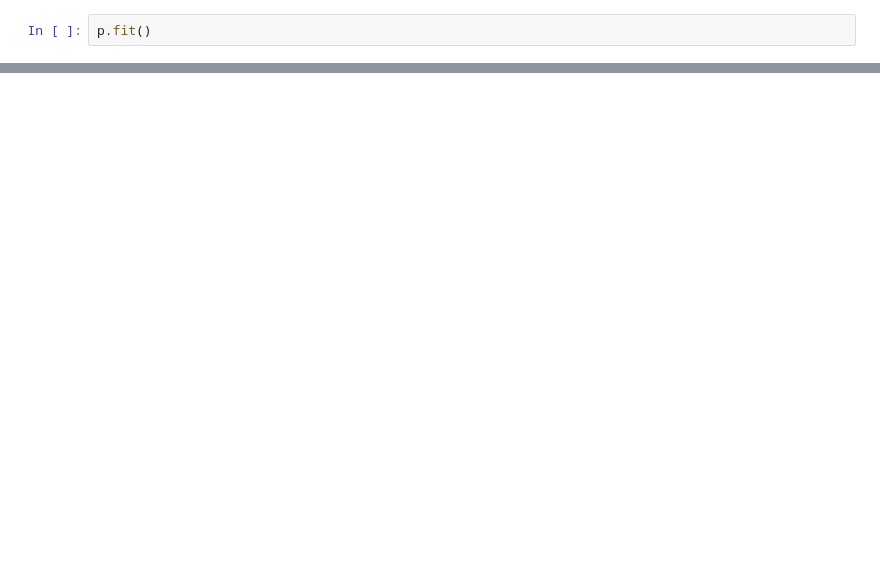
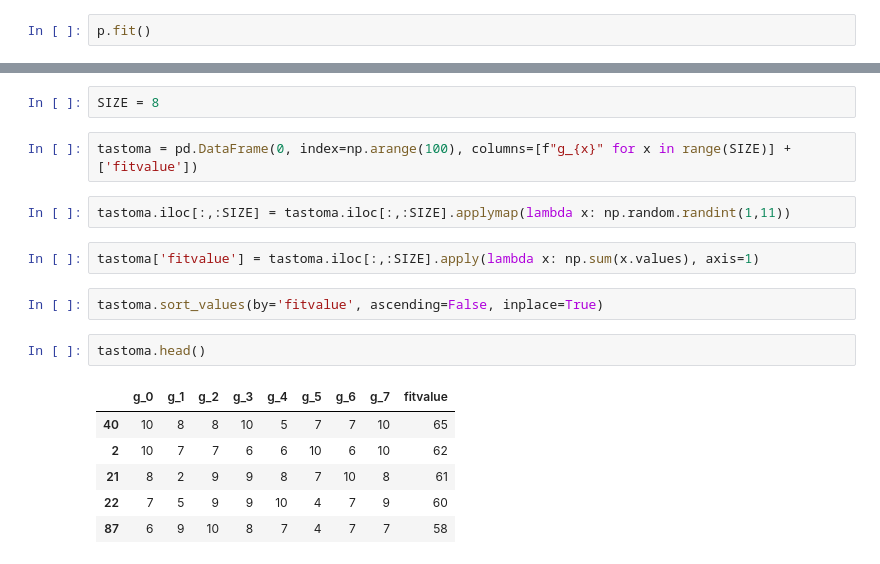
Before and after one commit to franeum/galgos, a Jupyter notebook: classes.ipynb, the cells around one changed output, grey strips where cells are left out. Saved outputs shown, nothing was run; the diff lists cells and outputs as text; blank space fills up the shorter version.

```diff
--- a/classes.ipynb
+++ b/classes.ipynb
@@ -169,0 +173,19 @@ array([[{'a': 1, 'b': 3}, {'a': 1, 'b': 3}, {'a': 1, 'b': 3}],
+# %%
+SIZE = 8
+# %%
+tastoma = pd.DataFrame(0, index=np.arange(100), columns=[f"g_{x}" for x in range(SIZE)] + ['fitvalue'])
+# %%
+tastoma.iloc[:,:SIZE] = tastoma.iloc[:,:SIZE].applymap(lambda x: np.random.randint(1,11))
+# %%
+tastoma['fitvalue'] = tastoma.iloc[:,:SIZE].apply(lambda x: np.sum(x.values), axis=1)
+# %%
+tastoma.sort_values(by='fitvalue', ascending=False, inplace=True)
+# %%
+tastoma.head()
+# %% [output]
+|  | g_0 | g_1 | g_2 | g_3 | g_4 | g_5 | g_6 | g_7 | fitvalue |
+| 40 | 10 | 8 | 8 | 10 | 5 | 7 | 7 | 10 | 65 |
+| 2 | 10 | 7 | 7 | 6 | 6 | 10 | 6 | 10 | 62 |
+| 21 | 8 | 2 | 9 | 9 | 8 | 7 | 10 | 8 | 61 |
+| 22 | 7 | 5 | 9 | 9 | 10 | 4 | 7 | 9 | 60 |
+| 87 | 6 | 9 | 10 | 8 | 7 | 4 | 7 | 7 | 58 |
```
Also changed, not shown: parts of 43 cells of this notebook.
